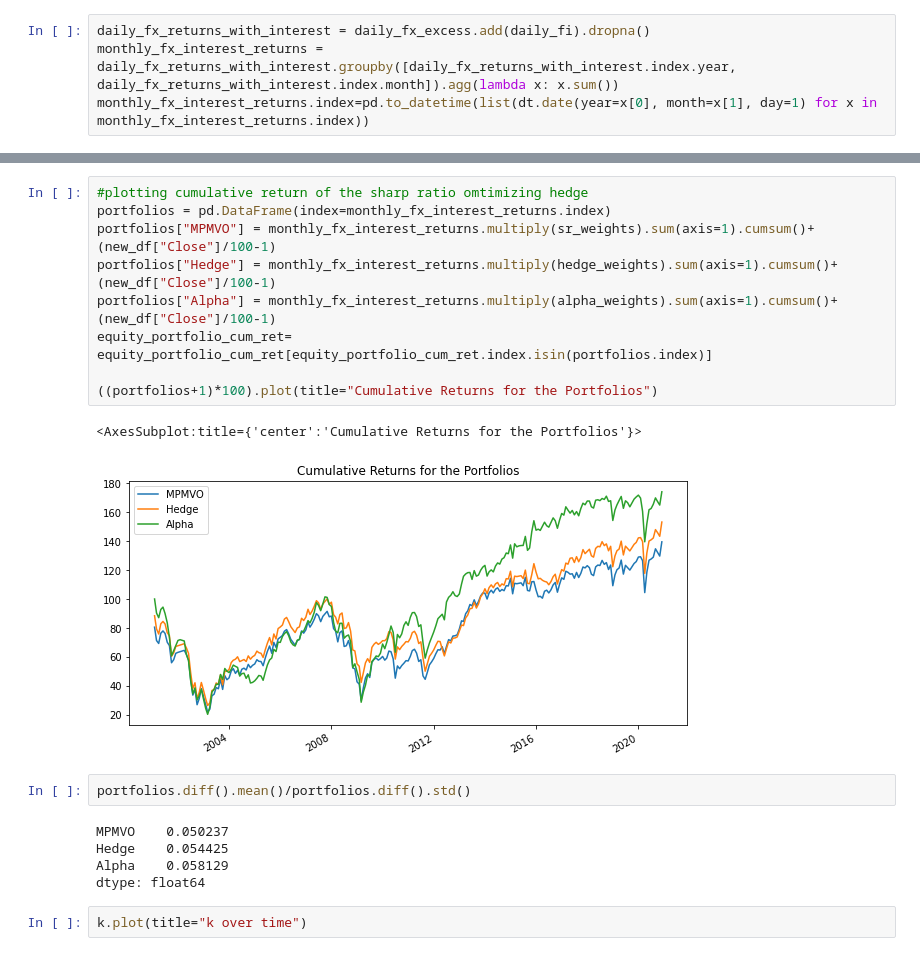
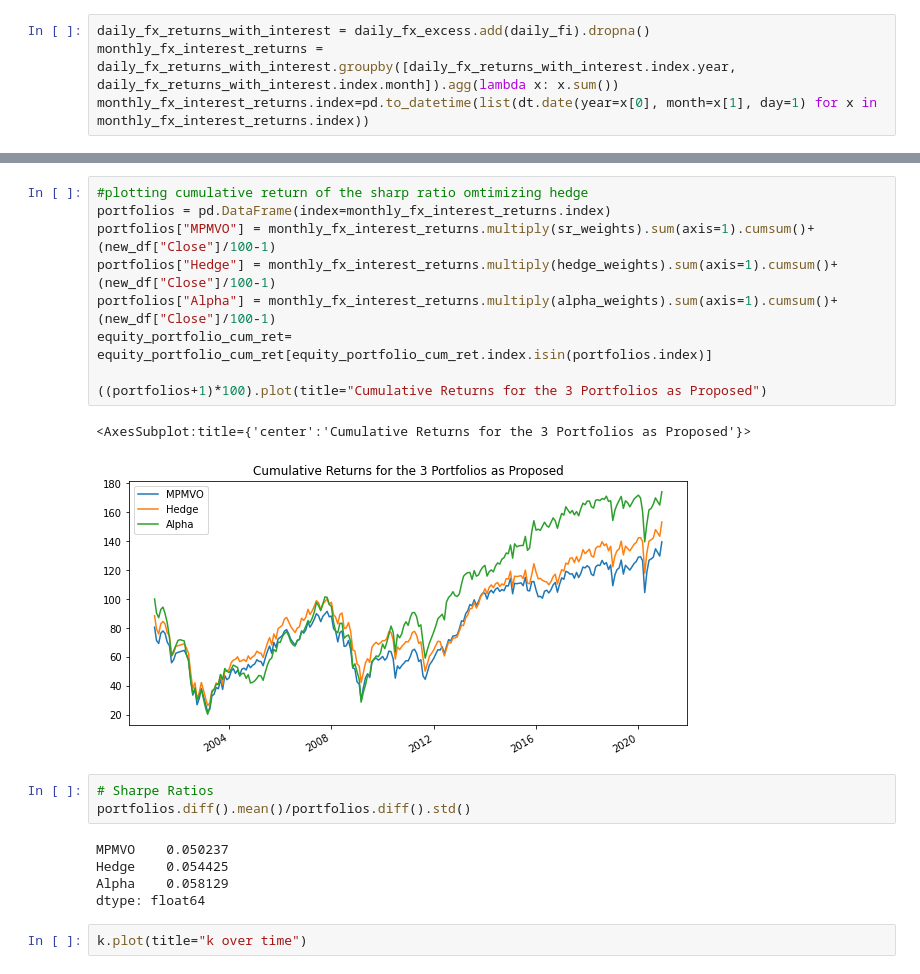
Before and after one commit to Tobias-Mann/Practicioners-Seminar-Notebook, a Jupyter notebook: Optimal Currency Hedging for International Equity Portfolios.ipynb, the cells around one changed output, grey strips where cells are left out. Cells and saved outputs as stored; diff of their text form.

```diff
--- a/Optimal Currency Hedging for International Equity Portfolios.ipynb
+++ b/Optimal Currency Hedging for International Equity Portfolios.ipynb
@@ -265,16 +273,17 @@ new_df.dropna()
 # %%
 #plotting cumulative return of the sharp ratio omtimizing hedge
 portfolios = pd.DataFrame(index=monthly_fx_interest_returns.index)
 portfolios["MPMVO"] = monthly_fx_interest_returns.multiply(sr_weights).sum(axis=1).cumsum()+(new_df["Close"]/100-1)
 portfolios["Hedge"] = monthly_fx_interest_returns.multiply(hedge_weights).sum(axis=1).cumsum()+(new_df["Close"]/100-1)
 portfolios["Alpha"] = monthly_fx_interest_returns.multiply(alpha_weights).sum(axis=1).cumsum()+(new_df["Close"]/100-1)
 equity_portfolio_cum_ret= equity_portfolio_cum_ret[equity_portfolio_cum_ret.index.isin(portfolios.index)]
 
-((portfolios+1)*100).plot(title="Cumulative Returns for the Portfolios")
+((portfolios+1)*100).plot(title="Cumulative Returns for the 3 Portfolios as Proposed")
 # %% [output]
-<AxesSubplot:title={'center':'Cumulative Returns for the Portfolios'}>
+<AxesSubplot:title={'center':'Cumulative Returns for the 3 Portfolios as Proposed'}>
-[figure, old version]
+[figure, new version]
 # %%
+# Sharpe Ratios
 portfolios.diff().mean()/portfolios.diff().std()
 # %% [output]
 MPMVO    0.050237
```
Also changed, not shown: parts of 4 cells of this notebook.
